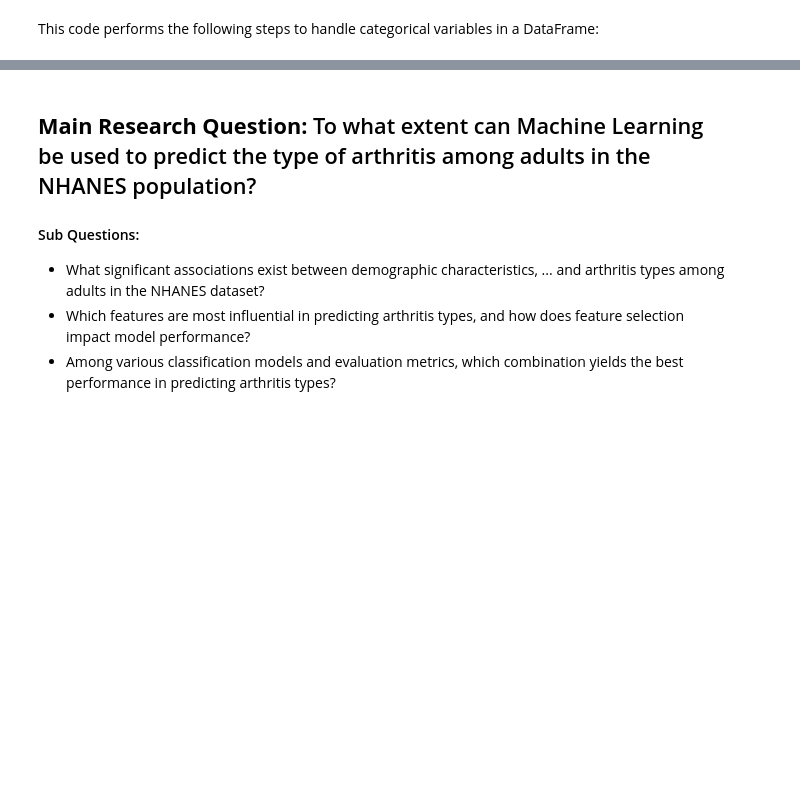
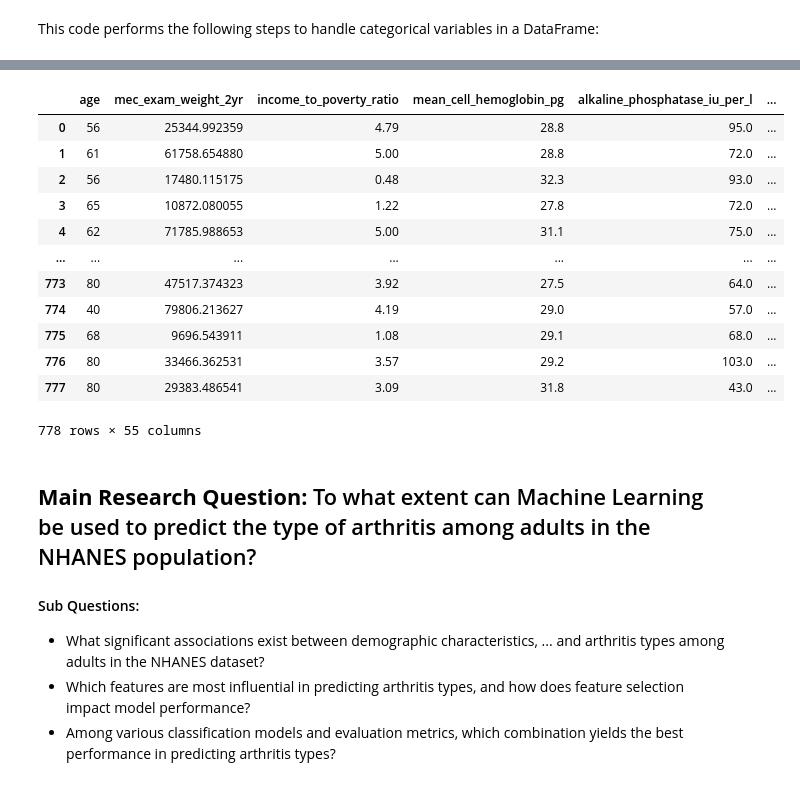
Before and after one commit to mikolajhilgert/jads-dm-project, a Jupyter notebook: Project Code.ipynb, the cells around one changed output, grey strips where cells are left out. Drawn from its saved outputs; the diff is of its cells as text; code cells hidden in the pictures; blank space fills up the shorter version.

```diff
--- a/Project Code.ipynb
+++ b/Project Code.ipynb
@@ -570,3 +654,19 @@ ANN Accuracy: 0.6648
+# %%
+X
+# %% [output]
+|  | age | mec_exam_weight_2yr | income_to_poverty_ratio | mean_cell_hemoglobin_pg | alkaline_phosphatase_iu_per_l | ... |
+| 0 | 56 | 25344.992359 | 4.79 | 28.8 | 95.0 | ... |
+| 1 | 61 | 61758.654880 | 5.00 | 28.8 | 72.0 | ... |
+| 2 | 56 | 17480.115175 | 0.48 | 32.3 | 93.0 | ... |
+| 3 | 65 | 10872.080055 | 1.22 | 27.8 | 72.0 | ... |
+| 4 | 62 | 71785.988653 | 5.00 | 31.1 | 75.0 | ... |
+| ... | ... | ... | ... | ... | ... | ... |
+| 773 | 80 | 47517.374323 | 3.92 | 27.5 | 64.0 | ... |
+| 774 | 40 | 79806.213627 | 4.19 | 29.0 | 57.0 | ... |
+| 775 | 68 | 9696.543911 | 1.08 | 29.1 | 68.0 | ... |
+| 776 | 80 | 33466.362531 | 3.57 | 29.2 | 103.0 | ... |
+| 777 | 80 | 29383.486541 | 3.09 | 31.8 | 43.0 | ... |
+778 rows × 55 columns
 # %% [markdown]
 ## **Main Research Question:** To what extent can Machine Learning be used to predict the type of arthritis among adults in the NHANES population?
 
```
Also changed, not shown: parts of 19 cells of this notebook, 1 other file.
